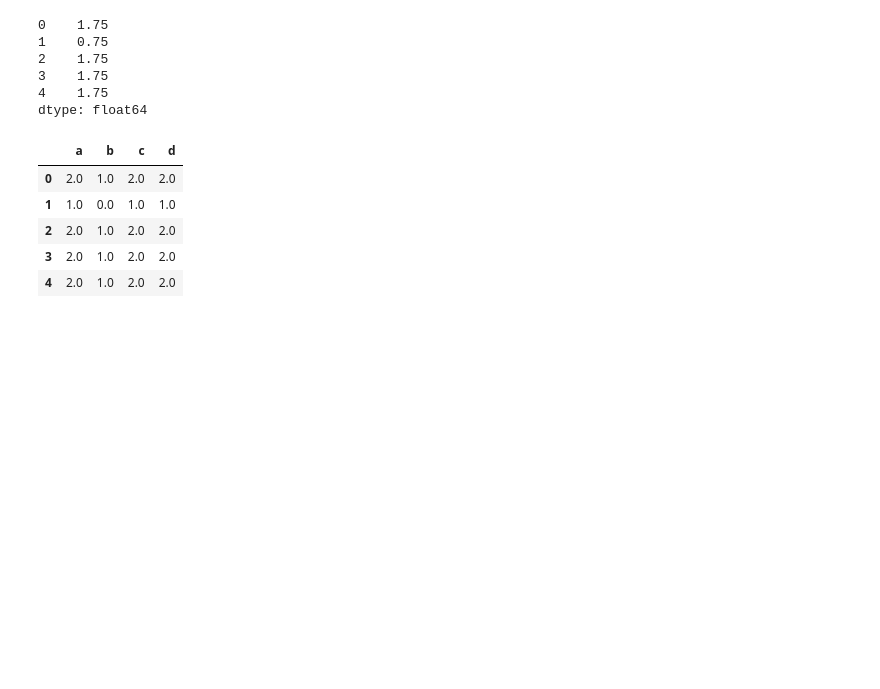
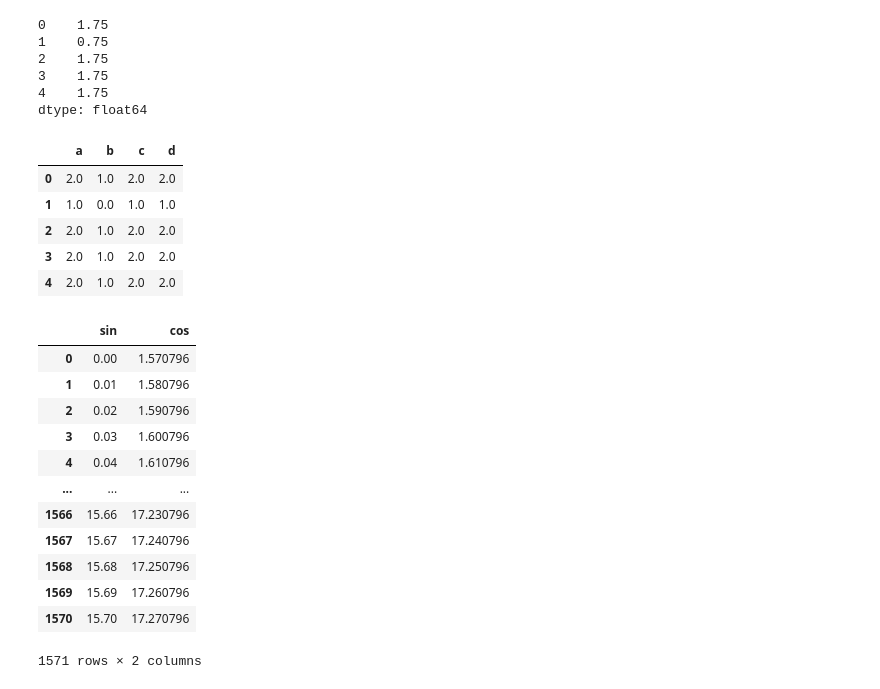
Before and after one commit to erickrex/python-cheatsheet, a Jupyter notebook: pandas_transformation.ipynb, the cells around one changed output. Saved outputs shown, nothing was run; the diff lists cells and outputs as text; code cells hidden in the pictures; blank space fills up the shorter version.

```diff
--- a/pandas_transformation.ipynb
+++ b/pandas_transformation.ipynb
@@ -122,3 +122,21 @@ df
 | 2 | 2.0 | 1.0 | 2.0 | 2.0 |
 | 3 | 2.0 | 1.0 | 2.0 | 2.0 |
 | 4 | 2.0 | 1.0 | 2.0 | 2.0 |
+# %%
+df = pd.DataFrame({'sin': np.arange(0,5*np.pi, 0.01),
+                    'cos': np.arange(0.5*np.pi, 5.5*np.pi, 0.01)})
+df
+# %% [output]
+|  | sin | cos |
+| 0 | 0.00 | 1.570796 |
+| 1 | 0.01 | 1.580796 |
+| 2 | 0.02 | 1.590796 |
+| 3 | 0.03 | 1.600796 |
+| 4 | 0.04 | 1.610796 |
+| ... | ... | ... |
+| 1566 | 15.66 | 17.230796 |
+| 1567 | 15.67 | 17.240796 |
+| 1568 | 15.68 | 17.250796 |
+| 1569 | 15.69 | 17.260796 |
+| 1570 | 15.70 | 17.270796 |
+1571 rows × 2 columns
```
Also changed, not shown: parts of 7 cells of this notebook.
